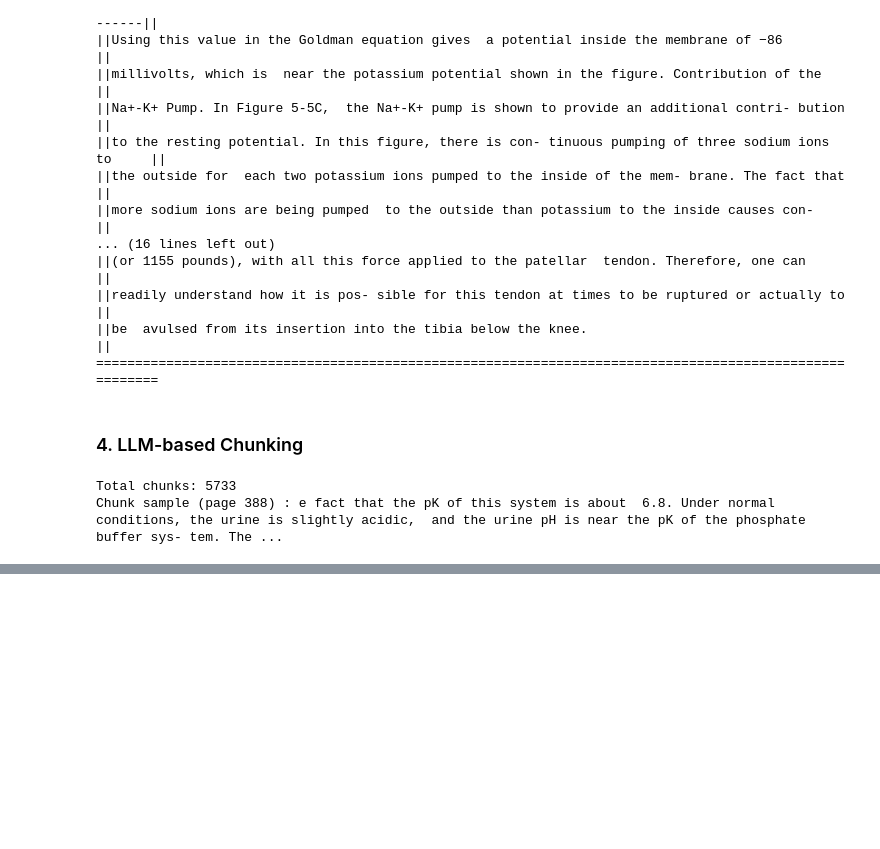
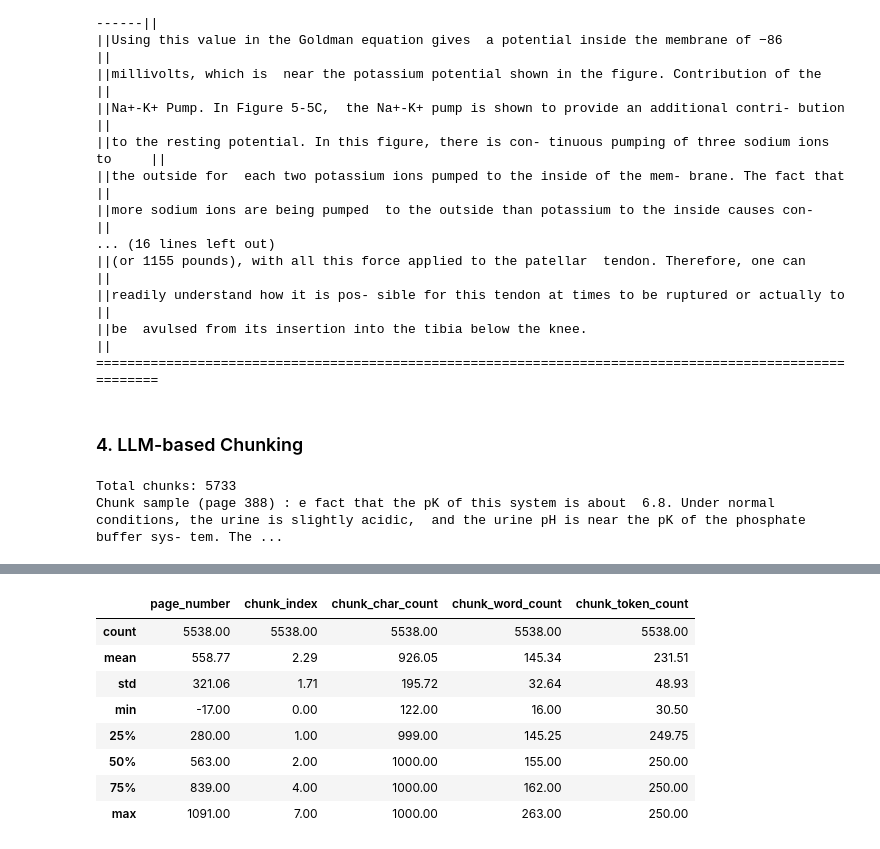
Before and after one commit to DhiaElhak-Ezzeddini/PhysioMind, a Jupyter notebook: Document_Processing.ipynb, the cells around one changed output, grey strips where cells are left out. Cells and saved outputs as stored; diff of their text form; code cells hidden in the pictures; blank space fills up the shorter version.

```diff
--- a/Document_Processing.ipynb
+++ b/Document_Processing.ipynb
@@ -561,3 +580,16 @@ Chunk sample (page 388) : e fact that the pK of this system is about  6.8. Under
+# %%
+llm_chunked_pages_min_token_len = df[df["chunk_token_count"]>30]
+llm_chunked_pages_min_token_len.describe().round(2)
+# %% [output]
+|  | page_number | chunk_index | chunk_char_count | chunk_word_count | chunk_token_count |
+| count | 5538.00 | 5538.00 | 5538.00 | 5538.00 | 5538.00 |
+| mean | 558.77 | 2.29 | 926.05 | 145.34 | 231.51 |
+| std | 321.06 | 1.71 | 195.72 | 32.64 | 48.93 |
+| min | -17.00 | 0.00 | 122.00 | 16.00 | 30.50 |
+| 25% | 280.00 | 1.00 | 999.00 | 145.25 | 249.75 |
+| 50% | 563.00 | 2.00 | 1000.00 | 155.00 | 250.00 |
+| 75% | 839.00 | 4.00 | 1000.00 | 162.00 | 250.00 |
+| max | 1091.00 | 7.00 | 1000.00 | 263.00 | 250.00 |
 # %%
 import random,textwrap
 # -------------------------Sampling & Pretty Printing--------------------------
```
Also changed, not shown: parts of 9 cells of this notebook.
